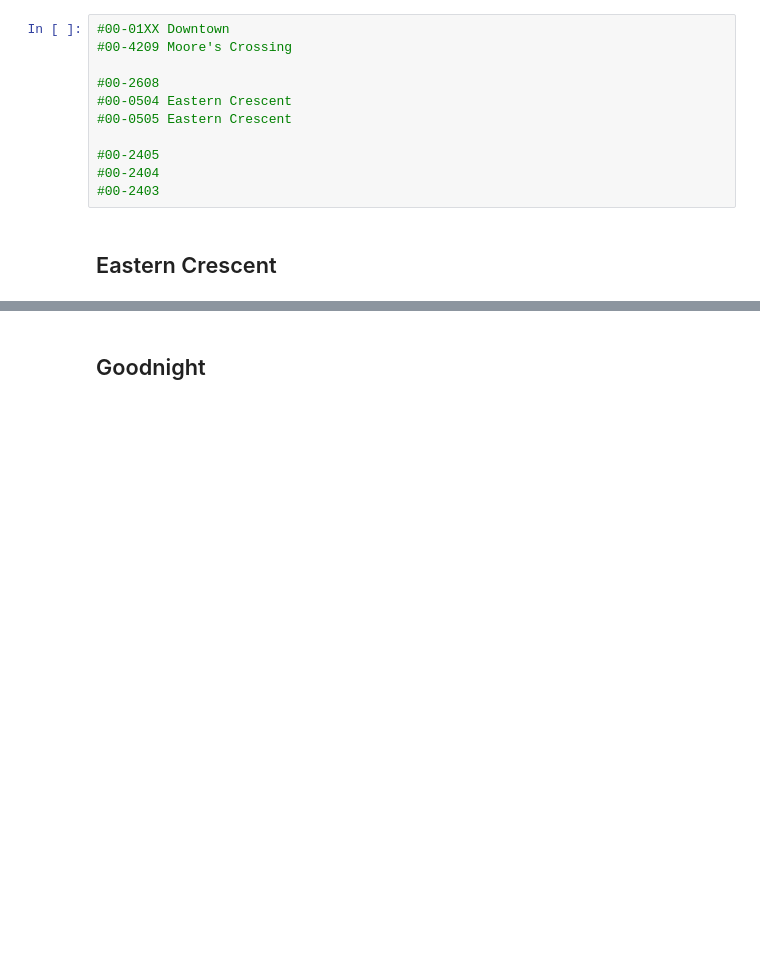
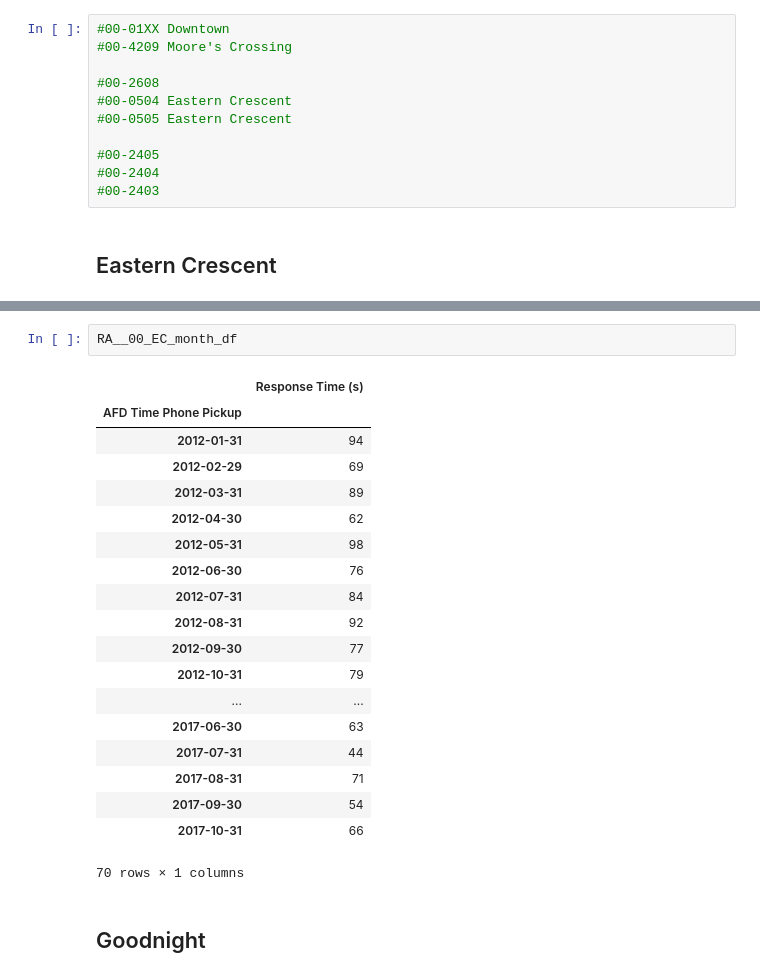
Before and after one commit to madderle/Hack-Austin, a Jupyter notebook: Response Area Response Time Prediction.ipynb, the cells around one changed output, grey strips where cells are left out. Drawn from its saved outputs; the diff is of its cells as text; blank space fills up the shorter version.

```diff
--- a/Response Area Response Time Prediction.ipynb
+++ b/Response Area Response Time Prediction.ipynb
@@ -268,3 +268,25 @@ future_final_df.to_csv('Response Time Prediction for RA 00-EC.csv')
+# %%
+RA__00_EC_month_df
+# %% [output]
+|  | Response Time (s) |
+| AFD Time Phone Pickup |  |
+| 2012-01-31 | 94 |
+| 2012-02-29 | 69 |
+| 2012-03-31 | 89 |
+| 2012-04-30 | 62 |
+| 2012-05-31 | 98 |
+| 2012-06-30 | 76 |
+| 2012-07-31 | 84 |
+| 2012-08-31 | 92 |
+| 2012-09-30 | 77 |
+| 2012-10-31 | 79 |
+| ... | ... |
+| 2017-06-30 | 63 |
+| 2017-07-31 | 44 |
+| 2017-08-31 | 71 |
+| 2017-09-30 | 54 |
+| 2017-10-31 | 66 |
+70 rows × 1 columns
 # %% [markdown]
 ## Goodnight
 # %%
```
Also changed, not shown: parts of 4 cells of this notebook.
